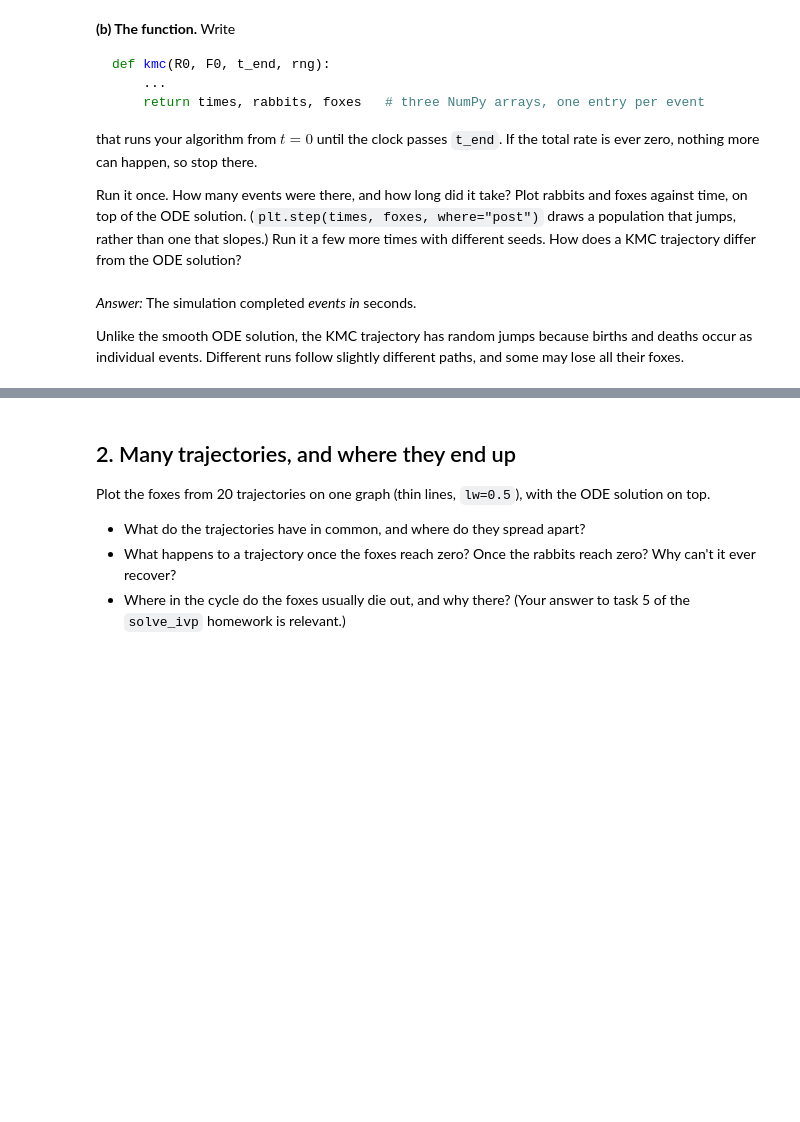
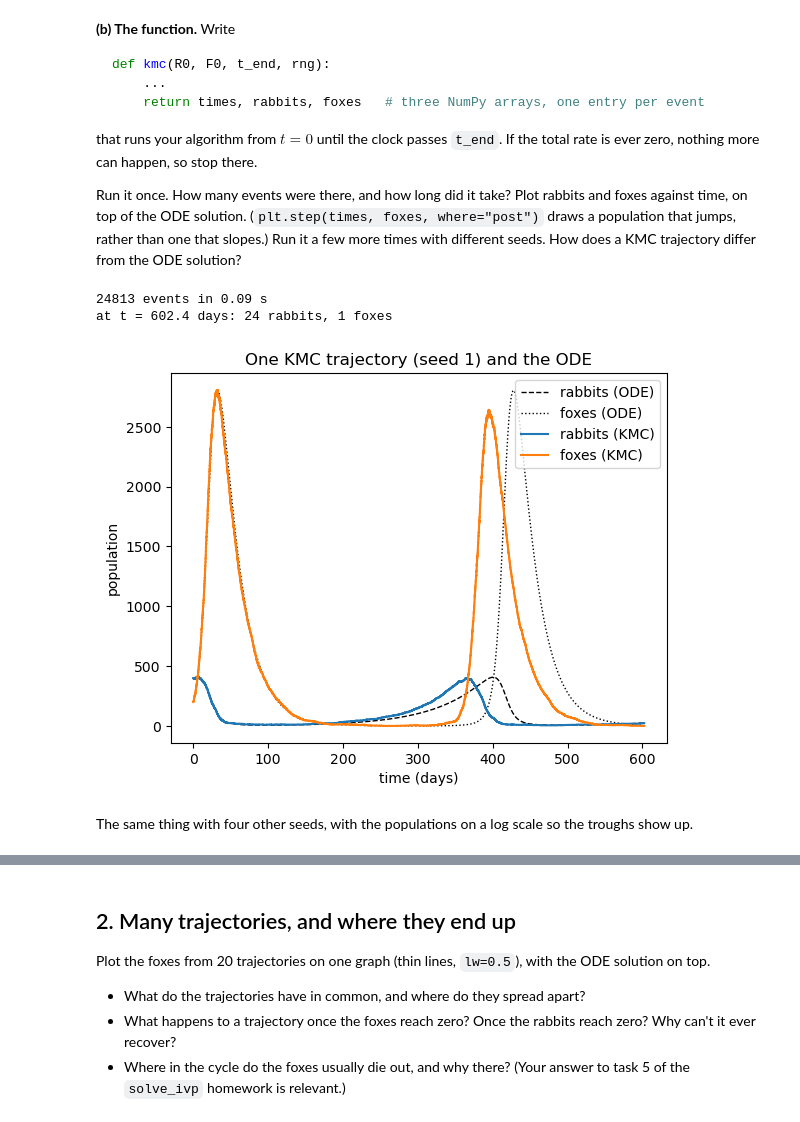
Before and after one commit to MohanBalaji007/kinetic-monte-carlo, a Jupyter notebook: rabbits-and-foxes-kmc.ipynb, the cells around one changed output, grey strips where cells are left out. Drawn from its saved outputs; the diff is of its cells as text; code cells hidden in the pictures; blank space fills up the shorter version.

```diff
--- a/rabbits-and-foxes-kmc.ipynb
+++ b/rabbits-and-foxes-kmc.ipynb
@@ -133,8 +157,68 @@ Run it once. How many events were there, and how long did it take? Plot rabbits
 foxes against time, on top of the ODE solution. (`plt.step(times, foxes, where="post")`
 draws a population that jumps, rather than one that slopes.) Run it a few more times
 with different seeds. How does a KMC trajectory differ from the ODE solution?
+# %%
+def kmc(R0, F0, t_end, rng):
+    """One rejection-free KMC trajectory, from t = 0 until the clock passes t_end.
+
+    Returns times, rabbits, foxes: NumPy arrays with one entry for the start and
+    one per event.
+    """
+    R, F, t = R0, F0, 0.0
+    times, rabbits, foxes = [t], [R], [F]
+    while t < t_end:
+        rates = np.array([k1 * R, k2 * R * F, k3 * R * F, k4 * F])  # r_ki, events/day
+        cumulative = np.cumsum(rates)  # R_ki
+        Q = cumulative[-1]  # Q_k
+        if Q == 0:
+            break  # no rabbits and no foxes, so nothing can ever happen again
+
+        # rng.random() is in [0, 1). 1 - rng.random() is in (0, 1], so u > 0 never picks
+        # an event with zero rate, and log(u_prime) is always finite.
+        u = 1.0 - rng.random()
+        u_prime = 1.0 - rng.random()
+
+        i = np.searchsorted(cumulative, u * Q)  # first i with R_ki >= u Q
+        if i == 0:
+            R += 1  # a rabbit is born
+        elif i == 1:
+            R -= 1  # a rabbit is eaten
+        elif i == 2:
+            F += 1  # a fox is born
+        elif i == 3:
+            F -= 1  # a fox dies
+        else:
+            raise RuntimeError(f"event index {i} is not one of the four events")
+        if R < 0 or F < 0:
+            raise RuntimeError(f"negative population at t = {t}: R = {R}, F = {F}")
+
+        t += -np.log(u_prime) / Q
+        times.append(t)
+        rabbits.append(R)
+        foxes.append(F)
+    return np.array(times), np.array(rabbits), np.array(foxes)
+
+
+rng = np.random.default_rng(1)
+start = time.perf_counter()
+times, rabbits, foxes = kmc(R0, F0, t_end, rng)
+elapsed = time.perf_counter() - start
+print(f"{len(times) - 1} events in {elapsed:.2f} s")
+print(f"at t = {times[-1]:.1f} days: {rabbits[-1]} rabbits, {foxes[-1]} foxes")
+
+plt.plot(t_ode, R_ode, "k--", lw=1, label="rabbits (ODE)")
+plt.plot(t_ode, F_ode, "k:", lw=1, label="foxes (ODE)")
+plt.step(times, rabbits, where="post", label="rabbits (KMC)")
+plt.step(times, foxes, where="post", label="foxes (KMC)")
+plt.xlabel("time (days)")
+plt.ylabel("population")
+plt.title("One KMC trajectory (seed 1) and the ODE")
+plt.legend()
+plt.show()
+# %% [output]
+24813 events in 0.09 s
+at t = 602.4 days: 24 rabbits, 1 foxes
+[figure, added]
 # %% [markdown]
-*Answer:*
-The simulation completed _events in_ seconds.
-
-Unlike the smooth ODE solution, the KMC trajectory has random jumps because births and deaths occur as individual events. Different runs follow slightly different paths, and some may lose all their foxes.
+The same thing with four other seeds, with the populations on a log scale so the
+troughs show up.
```
Also changed, not shown: parts of 5 cells of this notebook, 1 other file.
